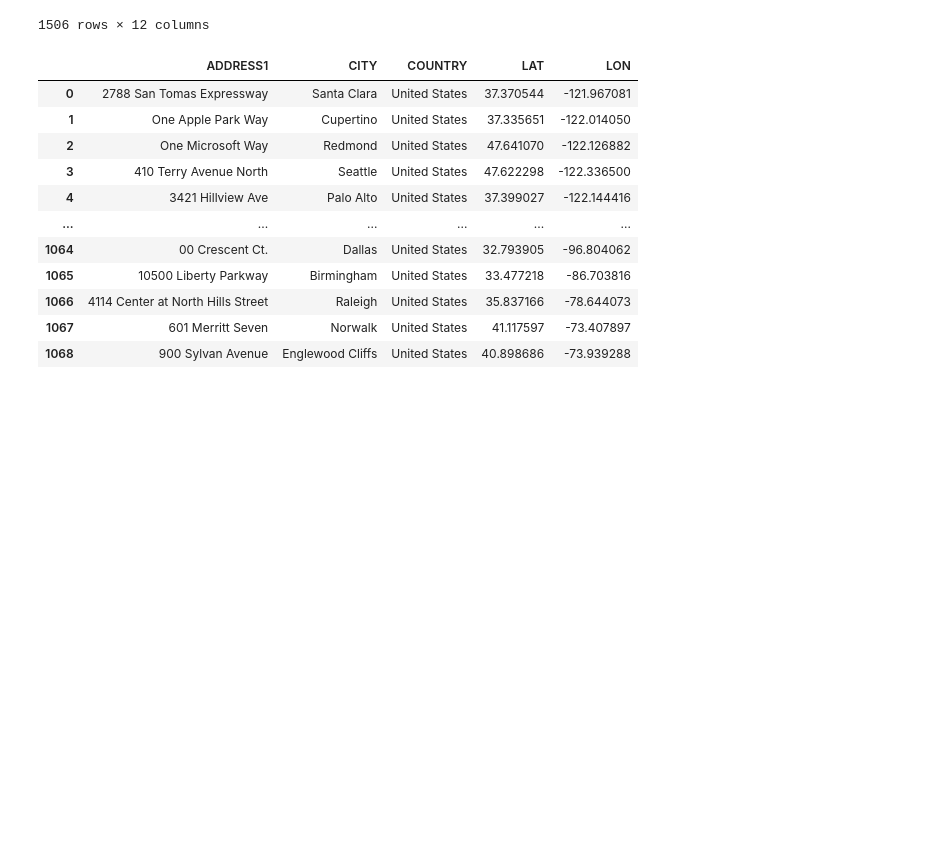
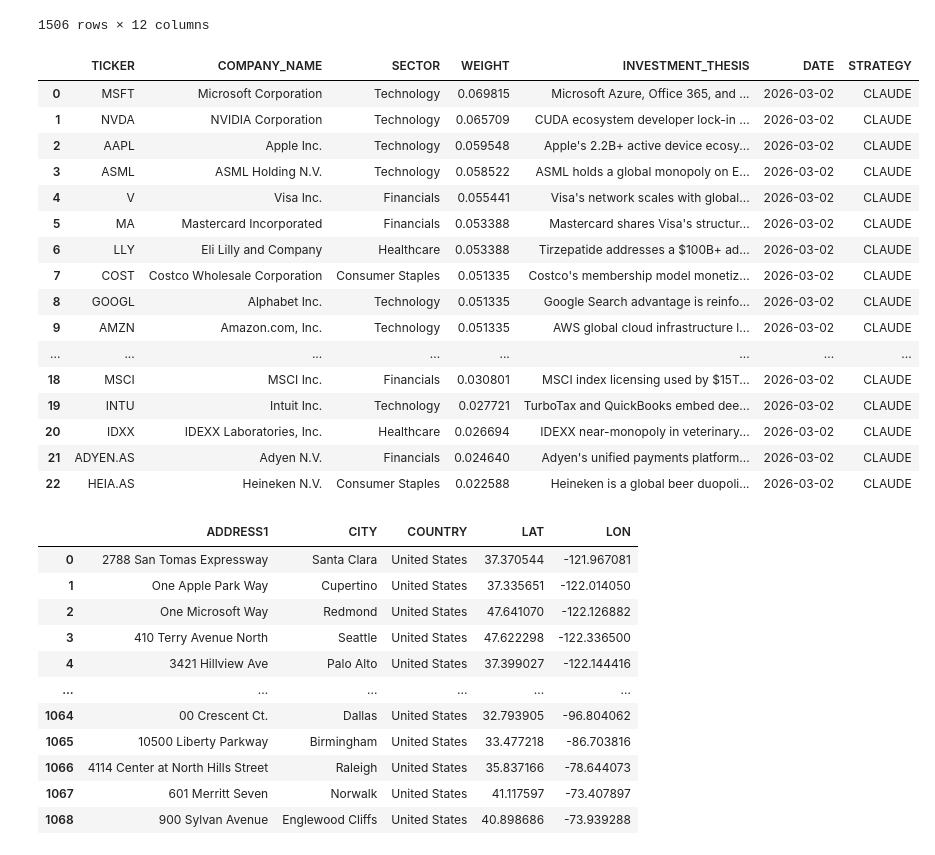
Before and after one commit to Code-And-Capital/finance, a Jupyter notebook: notebooks/pull_data.ipynb, the cells around one changed output. Cells and saved outputs as stored; diff of their text form; code cells hidden in the pictures; blank space fills up the shorter version.

```diff
--- a/notebooks/pull_data.ipynb
+++ b/notebooks/pull_data.ipynb
@@ -73,6 +73,26 @@ get_index_holdings(start_date="2026-03-05").sort_values("INDEX")
 | 207 | 2026-03-05 | S&P 500 | ROK | ROCKWELL AUTOMATION INC | 5.455584e+08 | 0.000733 | 1423134.0 | 383.35 | United States | NYSE | ... |
 | 1505 | 2026-03-05 | S&P 500 | FFIV | F5 INC | 2.092101e+08 | 0.000281 | 731197.0 | 286.12 | United States | NASDAQ | ... |
 1506 rows × 12 columns
+# %%
+get_llm_holdings(get_latest=True, llms="CLAUDE")
+# %% [output]
+|  | TICKER | COMPANY_NAME | SECTOR | WEIGHT | INVESTMENT_THESIS | DATE | STRATEGY |
+| 0 | MSFT | Microsoft Corporation | Technology | 0.069815 | Microsoft Azure, Office 365, and ... | 2026-03-02 | CLAUDE |
+| 1 | NVDA | NVIDIA Corporation | Technology | 0.065709 | CUDA ecosystem developer lock-in ... | 2026-03-02 | CLAUDE |
+| 2 | AAPL | Apple Inc. | Technology | 0.059548 | Apple's 2.2B+ active device ecosy... | 2026-03-02 | CLAUDE |
+| 3 | ASML | ASML Holding N.V. | Technology | 0.058522 | ASML holds a global monopoly on E... | 2026-03-02 | CLAUDE |
+| 4 | V | Visa Inc. | Financials | 0.055441 | Visa's network scales with global... | 2026-03-02 | CLAUDE |
+| 5 | MA | Mastercard Incorporated | Financials | 0.053388 | Mastercard shares Visa's structur... | 2026-03-02 | CLAUDE |
+| 6 | LLY | Eli Lilly and Company | Healthcare | 0.053388 | Tirzepatide addresses a $100B+ ad... | 2026-03-02 | CLAUDE |
+| 7 | COST | Costco Wholesale Corporation | Consumer Staples | 0.051335 | Costco's membership model monetiz... | 2026-03-02 | CLAUDE |
+| 8 | GOOGL | Alphabet Inc. | Technology | 0.051335 | Google Search advantage is reinfo... | 2026-03-02 | CLAUDE |
+| 9 | AMZN | Amazon.com, Inc. | Technology | 0.051335 | AWS global cloud infrastructure l... | 2026-03-02 | CLAUDE |
+| ... | ... | ... | ... | ... | ... | ... | ... |
+| 18 | MSCI | MSCI Inc. | Financials | 0.030801 | MSCI index licensing used by $15T... | 2026-03-02 | CLAUDE |
+| 19 | INTU | Intuit Inc. | Technology | 0.027721 | TurboTax and QuickBooks embed dee... | 2026-03-02 | CLAUDE |
+| 20 | IDXX | IDEXX Laboratories, Inc. | Healthcare | 0.026694 | IDEXX near-monopoly in veterinary... | 2026-03-02 | CLAUDE |
+| 21 | ADYEN.AS | Adyen N.V. | Financials | 0.024640 | Adyen's unified payments platform... | 2026-03-02 | CLAUDE |
+| 22 | HEIA.AS | Heineken N.V. | Consumer Staples | 0.022588 | Heineken is a global beer duopoli... | 2026-03-02 | CLAUDE |
 # %%
 from connectors.azure_data_source import default_azure_data_source
 from sql.script_factory import SQLClient
```
Also changed, not shown: 6 other files.
